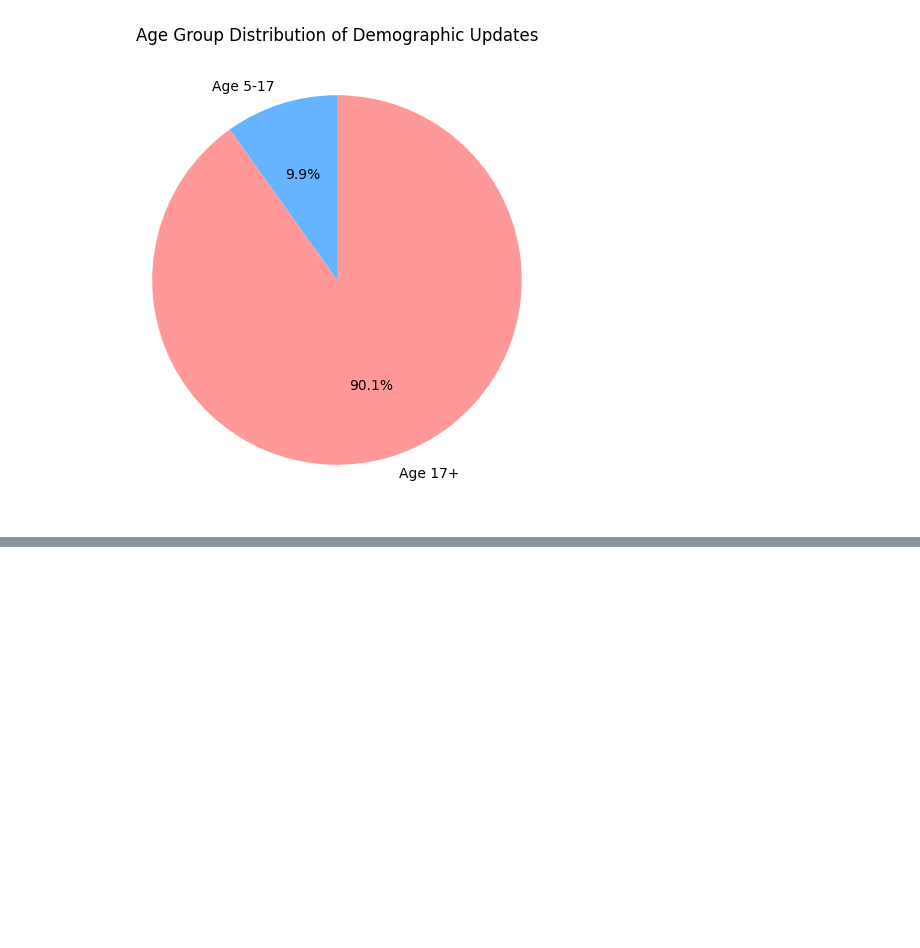
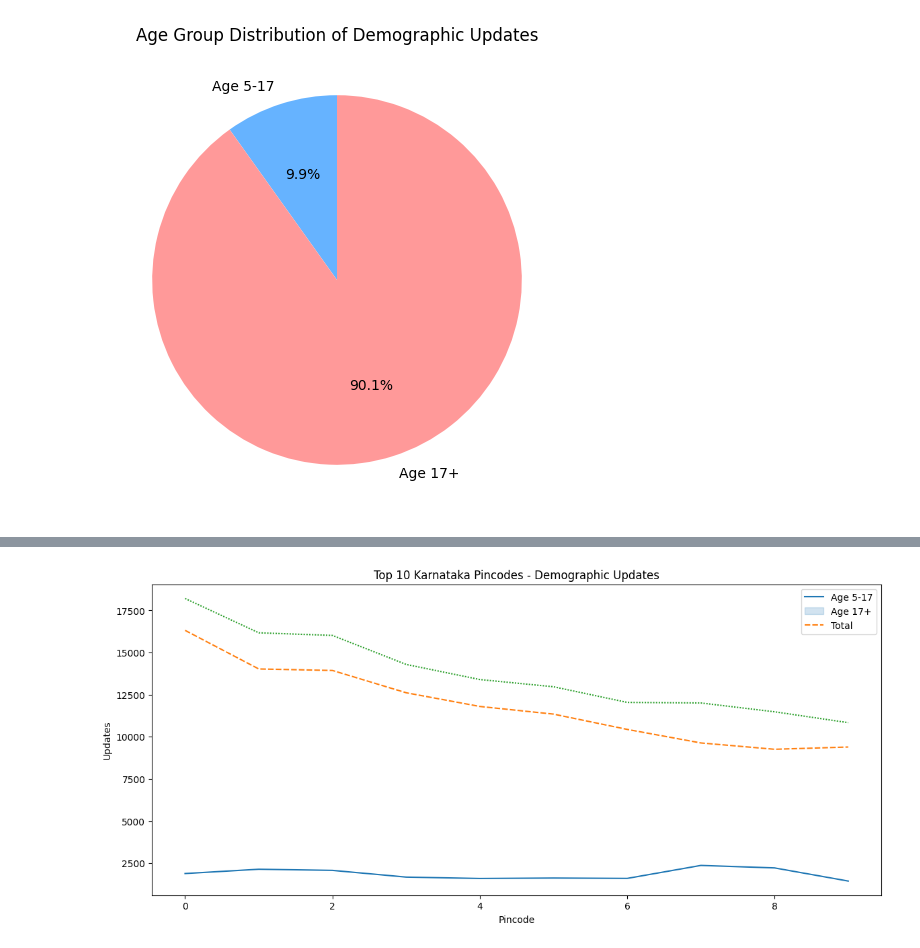
Before and after one commit to ashwin8332/UIDAI, a Jupyter notebook: api_data_aadhar_demographic/Demography.ipynb, the cells around one changed output, grey strips where cells are left out. Saved outputs shown, nothing was run; the diff lists cells and outputs as text; code cells hidden in the pictures; blank space fills up the shorter version.

```diff
--- a/api_data_aadhar_demographic/Demography.ipynb
+++ b/api_data_aadhar_demographic/Demography.ipynb
@@ -1110,0 +1531,3 @@ plt.show()
+# %%
+df_karnataka_pincode_level = df_karnataka_cleaned.groupby('pincode')[['demo_age_5_17','demo_age_17_','total_enroll']].sum()
+df_karnataka_pincode_level.shape
@@ -1110,0 +1536,6 @@ plt.show()
+# %%
+df_karnataka_pincode_level = df_karnataka_pincode_level.sort_values('total_enroll', ascending=False).reset_index()
+# df_karnataka_pincode_level.to_excel("df_karnataka_pincode_demo_level.xlsx")
+# %%
+df_karnataka_pincode_level1 = df_karnataka_pincode_level.head(10)
+df_karnataka_pincode_level1
@@ -1110,0 +1554,12 @@ plt.show()
+# %%
+import matplotlib.pyplot as plt
+
+plt.figure(figsize=(14, 6))
+sns.lineplot(data=df_karnataka_pincode_level1[['demo_age_5_17','demo_age_17_','total_enroll']])
+plt.title('Top 10 Karnataka Pincodes - Demographic Updates')
+plt.xlabel('Pincode')
+plt.ylabel('Updates')
+plt.legend(['Age 5-17', 'Age 17+', 'Total'])
+plt.show()
+# %% [output]
+[figure, added]
```
Also changed, not shown: parts of 37 cells of this notebook.
